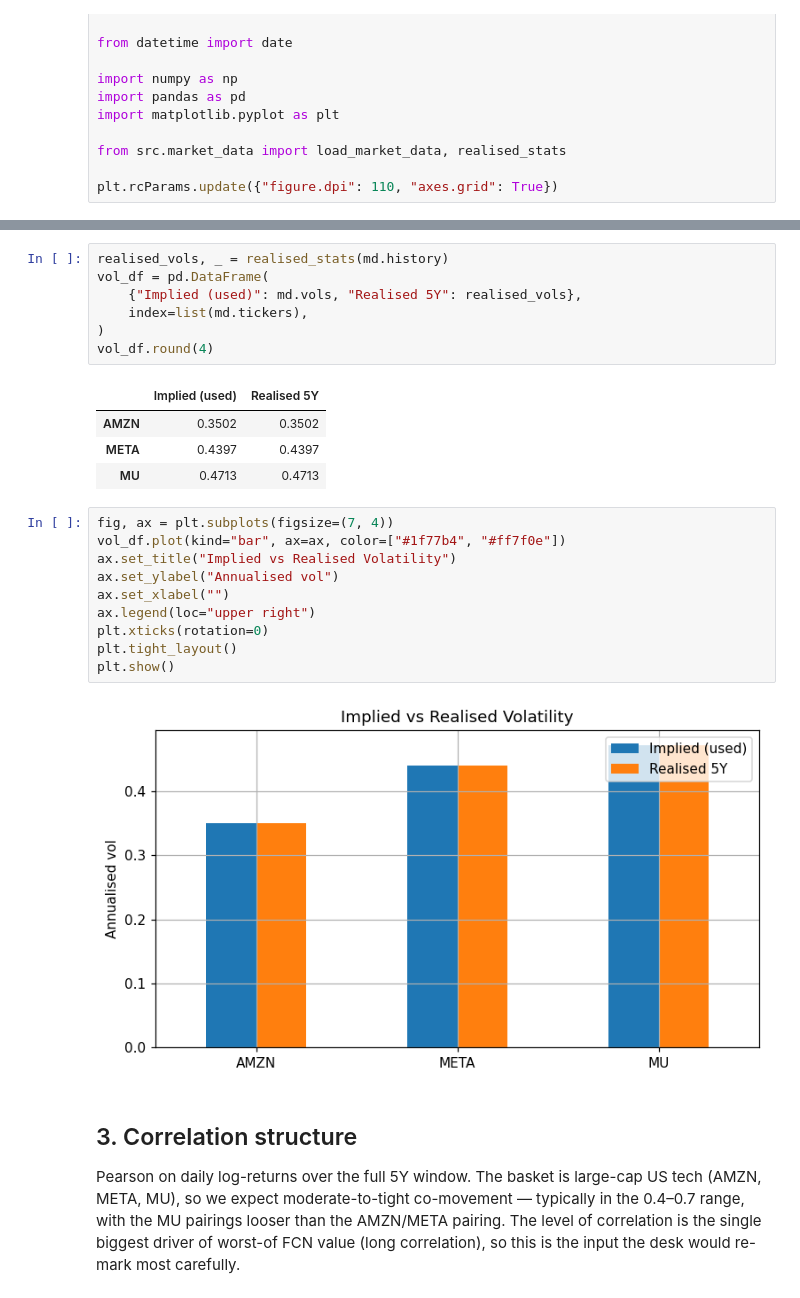
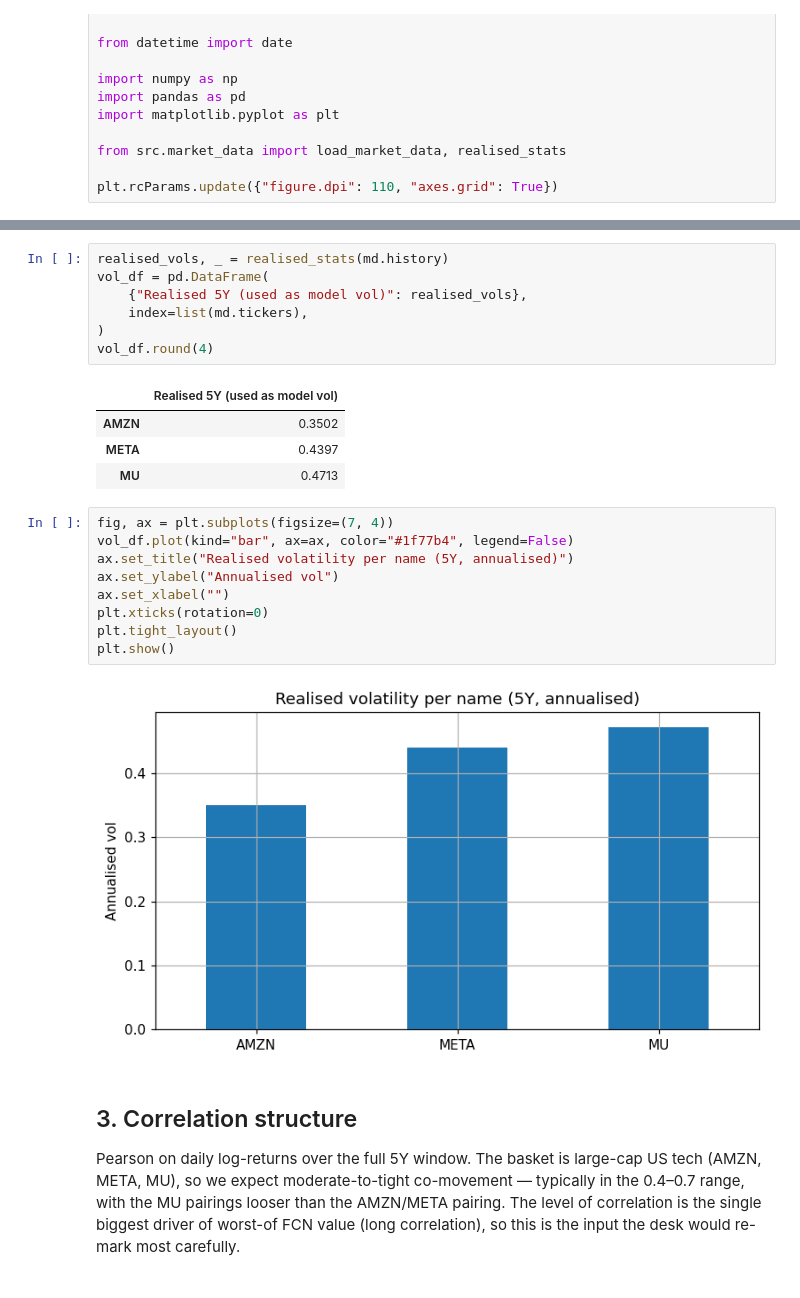
Before and after one commit to jothamteo/fcn-worst-of-pricer, a Jupyter notebook: notebooks/01_market_data_setup.ipynb, the cells around one changed output, grey strips where cells are left out. Drawn from its saved outputs; the diff is of its cells as text.

```diff
--- a/notebooks/01_market_data_setup.ipynb
+++ b/notebooks/01_market_data_setup.ipynb
@@ -72,27 +89,26 @@ Implied is what we feed into the risk-neutral simulator (it's what the market is
 # %%
 realised_vols, _ = realised_stats(md.history)
 vol_df = pd.DataFrame(
-    {"Implied (used)": md.vols, "Realised 5Y": realised_vols},
+    {"Realised 5Y (used as model vol)": realised_vols},
     index=list(md.tickers),
 )
 vol_df.round(4)
 # %% [output]
-|  | Implied (used) | Realised 5Y |
-| AMZN | 0.3502 | 0.3502 |
-| META | 0.4397 | 0.4397 |
-| MU | 0.4713 | 0.4713 |
+|  | Realised 5Y (used as model vol) |
+| AMZN | 0.3502 |
+| META | 0.4397 |
+| MU | 0.4713 |
 # %%
 fig, ax = plt.subplots(figsize=(7, 4))
-vol_df.plot(kind="bar", ax=ax, color=["#1f77b4", "#ff7f0e"])
-ax.set_title("Implied vs Realised Volatility")
+vol_df.plot(kind="bar", ax=ax, color="#1f77b4", legend=False)
+ax.set_title("Realised volatility per name (5Y, annualised)")
 ax.set_ylabel("Annualised vol")
 ax.set_xlabel("")
-ax.legend(loc="upper right")
 plt.xticks(rotation=0)
 plt.tight_layout()
 plt.show()
 # %% [output]
-[figure, old version]
+[figure, new version]
 # %% [markdown]
 ## 3. Correlation structure
 
```
Also changed, not shown: parts of 5 cells of this notebook.
